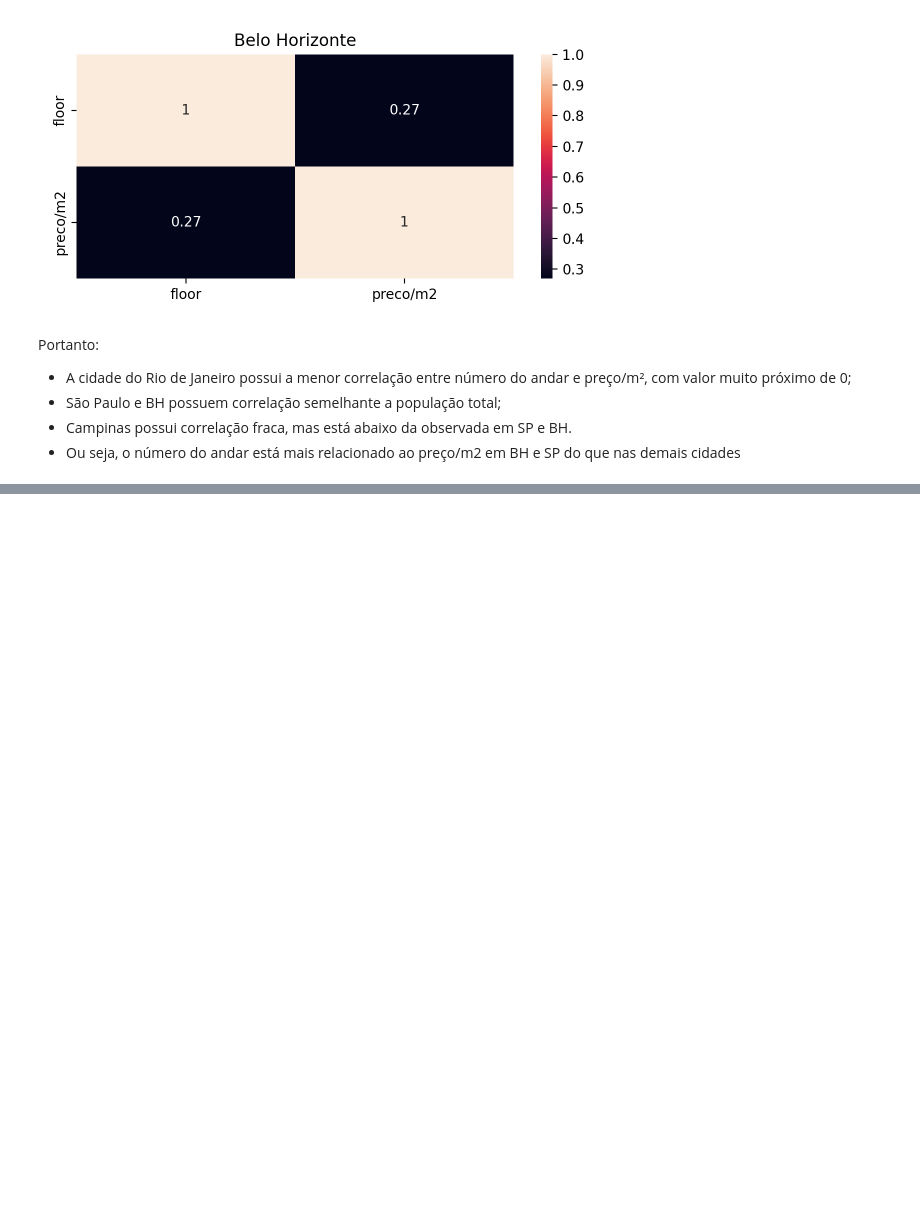
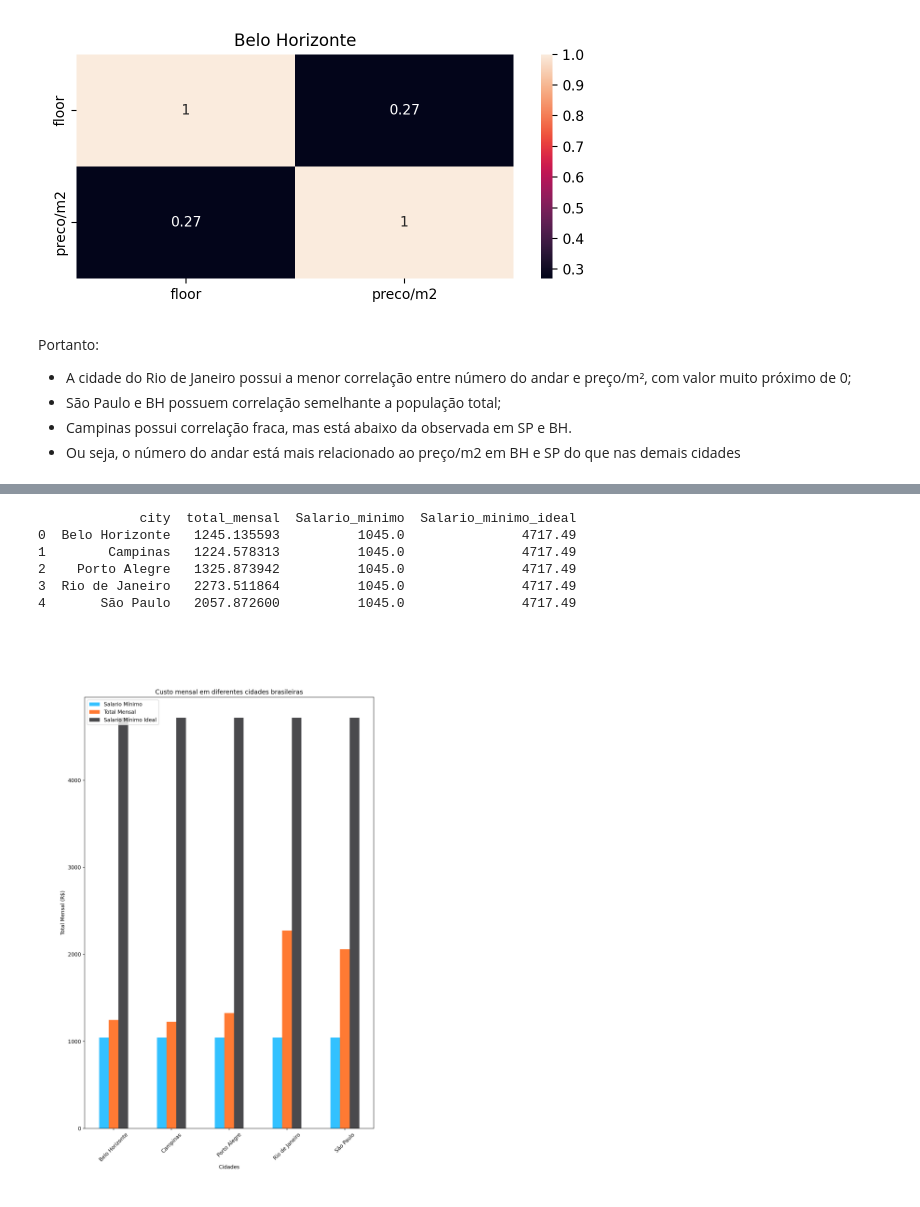
Before and after one commit to manusaleal/Projeto_EDA, a Jupyter notebook: douglas.ipynb, the cells around one changed output, grey strips where cells are left out. Cells and saved outputs as stored; diff of their text form; code cells hidden in the pictures; blank space fills up the shorter version.

```diff
--- a/douglas.ipynb
+++ b/douglas.ipynb
@@ -786,0 +859,31 @@ Portanto:
+# %%
+#Inserindo o salário mínimo real e ideal (constantes) no dataframe criado
+df_mensal_min=df[df['rooms']==1 & (df['bathroom']==1) & (df['parking_spaces']==0)].groupby('city')['total_mensal'].mean().reset_index()
+
+df_mensal_min=df_mensal_min.assign(Salario_minimo=1045.00)
+df_mensal_min=df_mensal_min.assign(Salario_minimo_ideal=4717.49)
+
+print(df_mensal_min)
+# %% [output]
+             city  total_mensal  Salario_minimo  Salario_minimo_ideal
+0  Belo Horizonte   1245.135593          1045.0               4717.49
+1        Campinas   1224.578313          1045.0               4717.49
+2    Porto Alegre   1325.873942          1045.0               4717.49
+3  Rio de Janeiro   2273.511864          1045.0               4717.49
+4       São Paulo   2057.872600          1045.0               4717.49
+# %%
+#Plotando o gráfico comparativo
+
+# Define coress customizadas para cada barra
+colors = ['#33C1FF', '#FF7A33', '#4A4A4D']
+
+# plotando as barras
+ax = df_mensal_min.plot(x='city', y=['Salario_minimo', 'total_mensal', 'Salario_minimo_ideal'], kind='bar', figsize=(10, 15), color=colors)
+plt.title('Custo mensal em diferentes cidades brasileiras')
+plt.xlabel('Cidades')
+plt.ylabel('Total Mensal (R$)')
+plt.xticks(rotation=45)
+plt.legend(['Salario Mínimo','Total Mensal', 'Salario Mínimo Ideal'])
+plt.show()
+# %% [output]
+[figure, added]
```
Also changed, not shown: parts of 18 cells of this notebook.
